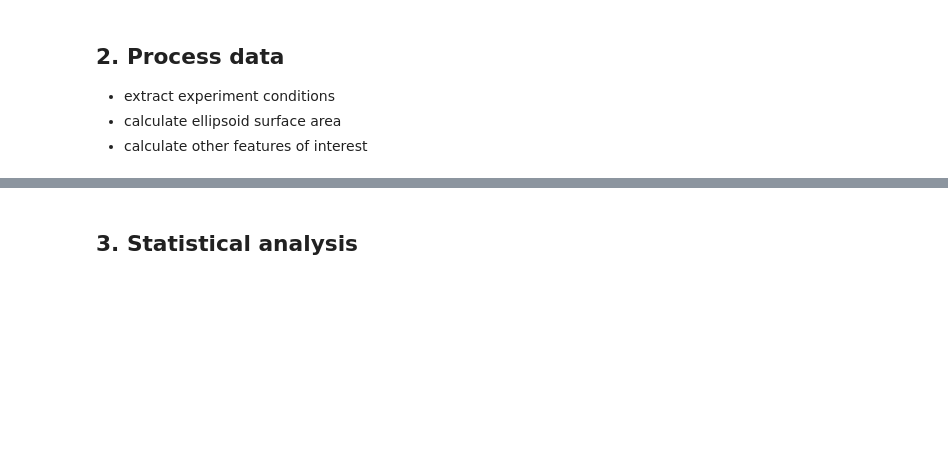
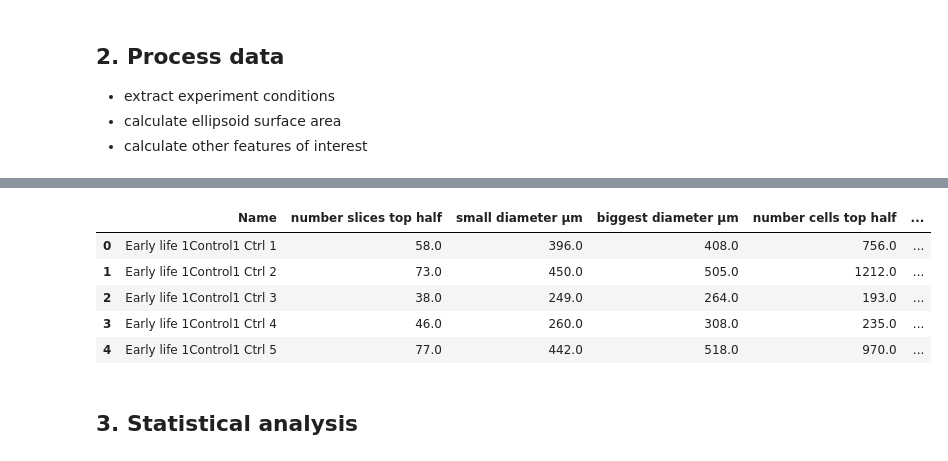
Before and after one commit to DaRoemer/OrganoCellQuant, a Jupyter notebook: Cell_count_analysis.ipynb, the cells around one changed output, grey strips where cells are left out. Drawn from its saved outputs; the diff is of its cells as text; code cells hidden in the pictures; blank space fills up the shorter version.

```diff
--- a/Cell_count_analysis.ipynb
+++ b/Cell_count_analysis.ipynb
@@ -76,2 +76,15 @@ Data
+# %%
+# Calculate surface of ellipsoid
+Data['Ellipsoid_surface_area']  = Data.apply(lambda row: ellipsoid_surface_area(row['dz'], row['small diameter µm'], row['biggest diameter µm']), axis=1)
+Data['cells_per_area']          = Data['number cells top half'] / Data['Ellipsoid_surface_area'] * 2
+
+Data.head(5)
+# %% [output]
+|  | Name | number slices top half | small diameter µm | biggest diameter µm | number cells top half | ... |
+| 0 | Early life 1Control1 Ctrl 1 | 58.0 | 396.0 | 408.0 | 756.0 | ... |
+| 1 | Early life 1Control1 Ctrl 2 | 73.0 | 450.0 | 505.0 | 1212.0 | ... |
+| 2 | Early life 1Control1 Ctrl 3 | 38.0 | 249.0 | 264.0 | 193.0 | ... |
+| 3 | Early life 1Control1 Ctrl 4 | 46.0 | 260.0 | 308.0 | 235.0 | ... |
+| 4 | Early life 1Control1 Ctrl 5 | 77.0 | 442.0 | 518.0 | 970.0 | ... |
 # %% [markdown]
 ## 3. Statistical analysis
```
Also changed, not shown: parts of 4 cells of this notebook.
